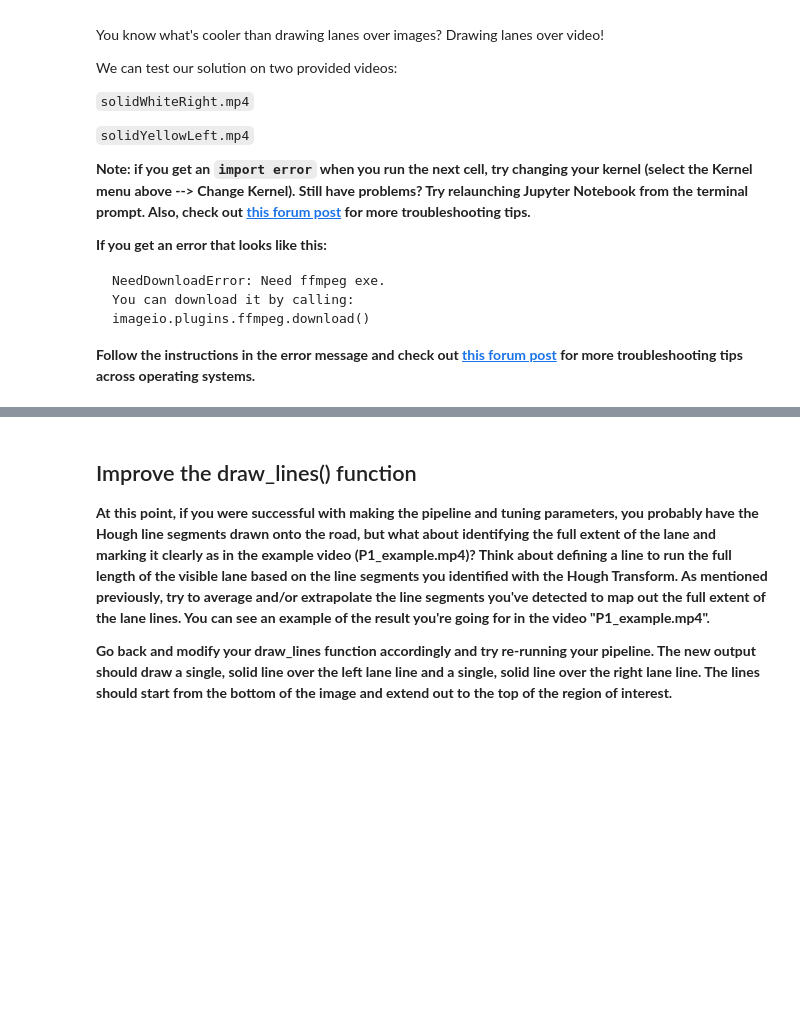
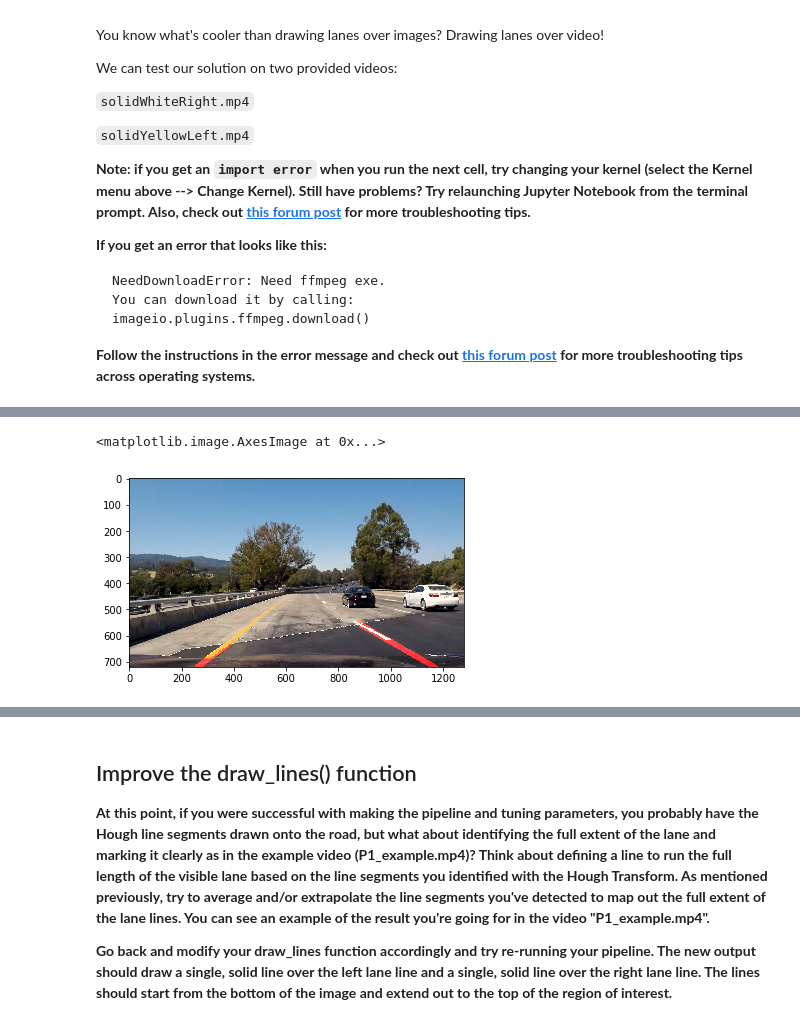
Before and after one commit to sshleifer/CarND-LaneLines-P1, a Jupyter notebook: Lanes.P1.ipynb, the cells around one changed output, grey strips where cells are left out. Saved outputs shown, nothing was run; the diff lists cells and outputs as text; code cells hidden in the pictures; blank space fills up the shorter version.

```diff
--- a/Lanes.P1.ipynb
+++ b/Lanes.P1.ipynb
@@ -236,2 +188,7 @@ def hough_lines(img, rho, theta, threshold, min_line_len, max_line_gap, consolid
+# %%
+imshow(process_image(clip3.get_frame(4.2), consolidate=True))
+# %% [output]
+<matplotlib.image.AxesImage at 0x...>
+[figure, added]
 # %%
 imshow(process_image(imread('bug2.jpg')))
```
Also changed, not shown: parts of 7 cells of this notebook, 1 other file.
